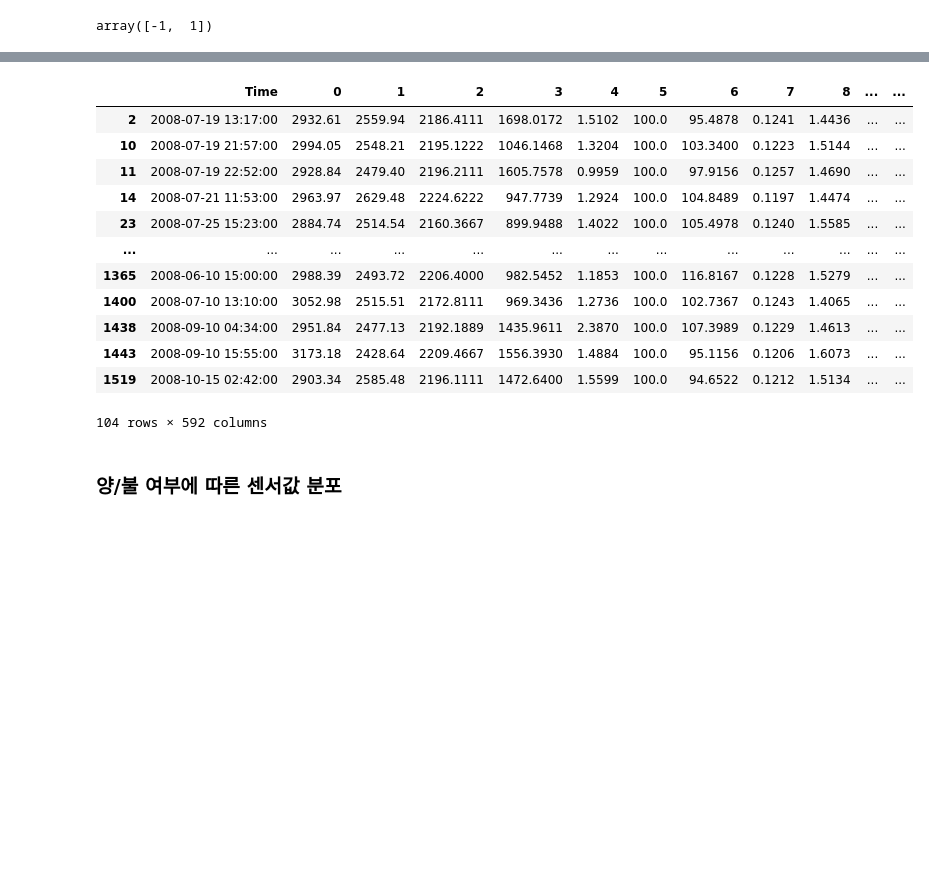
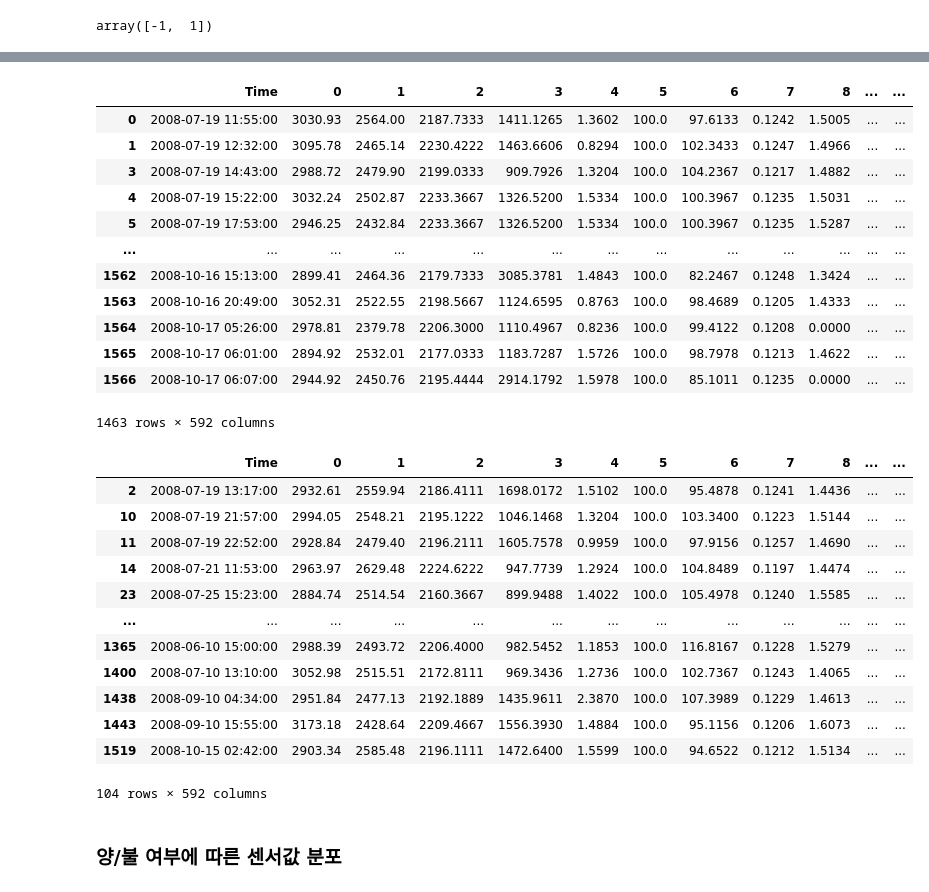
Before and after one commit to seuno2/personalproject_Semiconductor, a Jupyter notebook: uci-secom-ml-clf.ipynb, the cells around one changed output, grey strips where cells are left out. Drawn from its saved outputs; the diff is of its cells as text; code cells hidden in the pictures; blank space fills up the shorter version.

```diff
--- a/uci-secom-ml-clf.ipynb
+++ b/uci-secom-ml-clf.ipynb
@@ -79,21 +79,34 @@ targets
 
  [104 rows x 592 columns]]
 # %%
-(targets[1])
+display(targets[0],targets[1])
 # %% [output]
 |  | Time | 0 | 1 | 2 | 3 | 4 | 5 | 6 | 7 | 8 | ... | ... |
-| 2 | 2008-07-19 13:17:00 | 2932.61 | 2559.94 | 2186.4111 | 1698.0172 | 1.5102 | 100.0 | 95.4878 | 0.1241 | 1.4436 | ... | ... |
-| 10 | 2008-07-19 21:57:00 | 2994.05 | 2548.21 | 2195.1222 | 1046.1468 | 1.3204 | 100.0 | 103.3400 | 0.1223 | 1.5144 | ... | ... |
-| 11 | 2008-07-19 22:52:00 | 2928.84 | 2479.40 | 2196.2111 | 1605.7578 | 0.9959 | 100.0 | 97.9156 | 0.1257 | 1.4690 | ... | ... |
-| 14 | 2008-07-21 11:53:00 | 2963.97 | 2629.48 | 2224.6222 | 947.7739 | 1.2924 | 100.0 | 104.8489 | 0.1197 | 1.4474 | ... | ... |
-| 23 | 2008-07-25 15:23:00 | 2884.74 | 2514.54 | 2160.3667 | 899.9488 | 1.4022 | 100.0 | 105.4978 | 0.1240 | 1.5585 | ... | ... |
+| 0 | 2008-07-19 11:55:00 | 3030.93 | 2564.00 | 2187.7333 | 1411.1265 | 1.3602 | 100.0 | 97.6133 | 0.1242 | 1.5005 | ... | ... |
+| 1 | 2008-07-19 12:32:00 | 3095.78 | 2465.14 | 2230.4222 | 1463.6606 | 0.8294 | 100.0 | 102.3433 | 0.1247 | 1.4966 | ... | ... |
+| 3 | 2008-07-19 14:43:00 | 2988.72 | 2479.90 | 2199.0333 | 909.7926 | 1.3204 | 100.0 | 104.2367 | 0.1217 | 1.4882 | ... | ... |
+| 4 | 2008-07-19 15:22:00 | 3032.24 | 2502.87 | 2233.3667 | 1326.5200 | 1.5334 | 100.0 | 100.3967 | 0.1235 | 1.5031 | ... | ... |
+| 5 | 2008-07-19 17:53:00 | 2946.25 | 2432.84 | 2233.3667 | 1326.5200 | 1.5334 | 100.0 | 100.3967 | 0.1235 | 1.5287 | ... | ... |
 | ... | ... | ... | ... | ... | ... | ... | ... | ... | ... | ... | ... | ... |
-| 1365 | 2008-06-10 15:00:00 | 2988.39 | 2493.72 | 2206.4000 | 982.5452 | 1.1853 | 100.0 | 116.8167 | 0.1228 | 1.5279 | ... | ... |
-| 1400 | 2008-07-10 13:10:00 | 3052.98 | 2515.51 | 2172.8111 | 969.3436 | 1.2736 | 100.0 | 102.7367 | 0.1243 | 1.4065 | ... | ... |
-| 1438 | 2008-09-10 04:34:00 | 2951.84 | 2477.13 | 2192.1889 | 1435.9611 | 2.3870 | 100.0 | 107.3989 | 0.1229 | 1.4613 | ... | ... |
-| 1443 | 2008-09-10 15:55:00 | 3173.18 | 2428.64 | 2209.4667 | 1556.3930 | 1.4884 | 100.0 | 95.1156 | 0.1206 | 1.6073 | ... | ... |
-| 1519 | 2008-10-15 02:42:00 | 2903.34 | 2585.48 | 2196.1111 | 1472.6400 | 1.5599 | 100.0 | 94.6522 | 0.1212 | 1.5134 | ... | ... |
+| 1562 | 2008-10-16 15:13:00 | 2899.41 | 2464.36 | 2179.7333 | 3085.3781 | 1.4843 | 100.0 | 82.2467 | 0.1248 | 1.3424 | ... | ... |
+| 1563 | 2008-10-16 20:49:00 | 3052.31 | 2522.55 | 2198.5667 | 1124.6595 | 0.8763 | 100.0 | 98.4689 | 0.1205 | 1.4333 | ... | ... |
+| 1564 | 2008-10-17 05:26:00 | 2978.81 | 2379.78 | 2206.3000 | 1110.4967 | 0.8236 | 100.0 | 99.4122 | 0.1208 | 0.0000 | ... | ... |
+| 1565 | 2008-10-17 06:01:00 | 2894.92 | 2532.01 | 2177.0333 | 1183.7287 | 1.5726 | 100.0 | 98.7978 | 0.1213 | 1.4622 | ... | ... |
+| 1566 | 2008-10-17 06:07:00 | 2944.92 | 2450.76 | 2195.4444 | 2914.1792 | 1.5978 | 100.0 | 85.1011 | 0.1235 | 0.0000 | ... | ... |
-104 rows × 592 columns
+1463 rows × 592 columns
+|  | Time | 0 | 1 | 2 | 3 | 4 | 5 | 6 | 7 | 8 | ... | ... |
+| 2 | 2008-07-19 13:17:00 | 2932.61 | 2559.94 | 2186.4111 | 1698.0172 | 1.5102 | 100.0 | 95.4878 | 0.1241 | 1.4436 | ... | ... |
+| 10 | 2008-07-19 21:57:00 | 2994.05 | 2548.21 | 2195.1222 | 1046.1468 | 1.3204 | 100.0 | 103.3400 | 0.1223 | 1.5144 | ... | ... |
+| 11 | 2008-07-19 22:52:00 | 2928.84 | 2479.40 | 2196.2111 | 1605.7578 | 0.9959 | 100.0 | 97.9156 | 0.1257 | 1.4690 | ... | ... |
+| 14 | 2008-07-21 11:53:00 | 2963.97 | 2629.48 | 2224.6222 | 947.7739 | 1.2924 | 100.0 | 104.8489 | 0.1197 | 1.4474 | ... | ... |
+| 23 | 2008-07-25 15:23:00 | 2884.74 | 2514.54 | 2160.3667 | 899.9488 | 1.4022 | 100.0 | 105.4978 | 0.1240 | 1.5585 | ... | ... |
+| ... | ... | ... | ... | ... | ... | ... | ... | ... | ... | ... | ... | ... |
+| 1365 | 2008-06-10 15:00:00 | 2988.39 | 2493.72 | 2206.4000 | 982.5452 | 1.1853 | 100.0 | 116.8167 | 0.1228 | 1.5279 | ... | ... |
+| 1400 | 2008-07-10 13:10:00 | 3052.98 | 2515.51 | 2172.8111 | 969.3436 | 1.2736 | 100.0 | 102.7367 | 0.1243 | 1.4065 | ... | ... |
+| 1438 | 2008-09-10 04:34:00 | 2951.84 | 2477.13 | 2192.1889 | 1435.9611 | 2.3870 | 100.0 | 107.3989 | 0.1229 | 1.4613 | ... | ... |
+| 1443 | 2008-09-10 15:55:00 | 3173.18 | 2428.64 | 2209.4667 | 1556.3930 | 1.4884 | 100.0 | 95.1156 | 0.1206 | 1.6073 | ... | ... |
+| 1519 | 2008-10-15 02:42:00 | 2903.34 | 2585.48 | 2196.1111 | 1472.6400 | 1.5599 | 100.0 | 94.6522 | 0.1212 | 1.5134 | ... | ... |
+104 rows × 592 columns
 # %% [markdown]
 ### 양/불 여부에 따른 센서값 분포
 # %%
```
Also changed, not shown: parts of 5 cells of this notebook.
